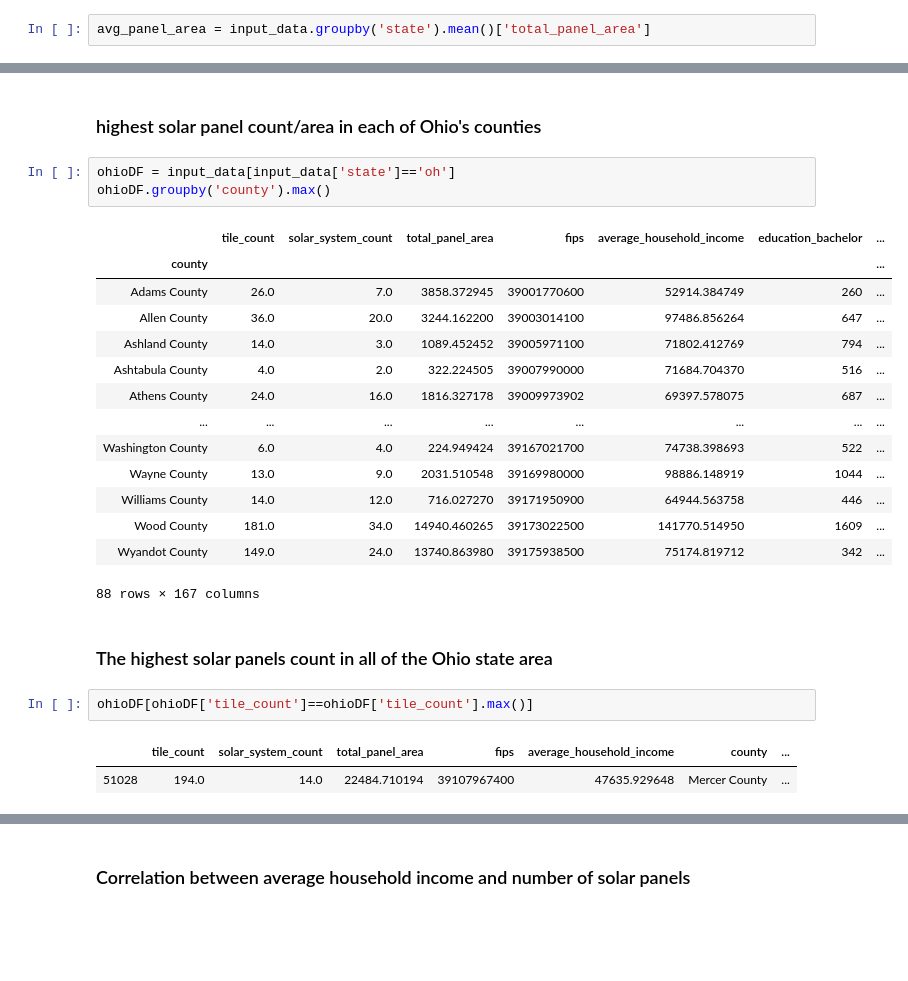
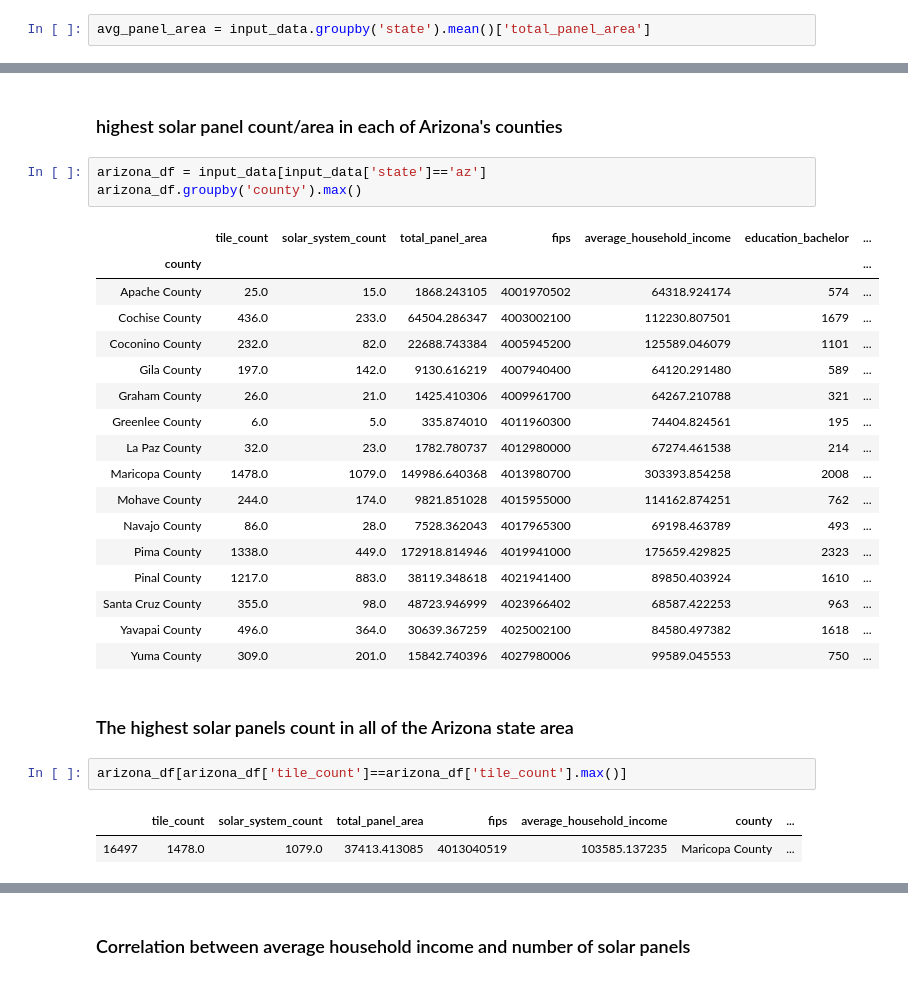
Before and after one commit to zs19930830/CMPE255, a Jupyter notebook: src/analysis.ipynb, the cells around one changed output, grey strips where cells are left out. Saved outputs shown, nothing was run; the diff lists cells and outputs as text; blank space fills up the shorter version.

```diff
--- a/src/analysis.ipynb
+++ b/src/analysis.ipynb
@@ -53,30 +53,33 @@ state_solar_panel_data.count().join(avg_panel_area)
 | wv | 484 | 70.912834 |
 | wy | 132 | 255.527663 |
 # %% [markdown]
-### highest solar panel count/area in each of Ohio's counties
+### highest solar panel count/area in each of Arizona's counties
 # %%
-ohioDF = input_data[input_data['state']=='oh']
-ohioDF.groupby('county').max()
+arizona_df = input_data[input_data['state']=='az']
+arizona_df.groupby('county').max()
 # %% [output]
 |  | tile_count | solar_system_count | total_panel_area | fips | average_household_income | education_bachelor | ... |
 | county |  |  |  |  |  |  | ... |
-| Adams County | 26.0 | 7.0 | 3858.372945 | 39001770600 | 52914.384749 | 260 | ... |
-| Allen County | 36.0 | 20.0 | 3244.162200 | 39003014100 | 97486.856264 | 647 | ... |
-| Ashland County | 14.0 | 3.0 | 1089.452452 | 39005971100 | 71802.412769 | 794 | ... |
-| Ashtabula County | 4.0 | 2.0 | 322.224505 | 39007990000 | 71684.704370 | 516 | ... |
-| Athens County | 24.0 | 16.0 | 1816.327178 | 39009973902 | 69397.578075 | 687 | ... |
-| ... | ... | ... | ... | ... | ... | ... | ... |
-| Washington County | 6.0 | 4.0 | 224.949424 | 39167021700 | 74738.398693 | 522 | ... |
-| Wayne County | 13.0 | 9.0 | 2031.510548 | 39169980000 | 98886.148919 | 1044 | ... |
-| Williams County | 14.0 | 12.0 | 716.027270 | 39171950900 | 64944.563758 | 446 | ... |
-| Wood County | 181.0 | 34.0 | 14940.460265 | 39173022500 | 141770.514950 | 1609 | ... |
-| Wyandot County | 149.0 | 24.0 | 13740.863980 | 39175938500 | 75174.819712 | 342 | ... |
+| Apache County | 25.0 | 15.0 | 1868.243105 | 4001970502 | 64318.924174 | 574 | ... |
+| Cochise County | 436.0 | 233.0 | 64504.286347 | 4003002100 | 112230.807501 | 1679 | ... |
+| Coconino County | 232.0 | 82.0 | 22688.743384 | 4005945200 | 125589.046079 | 1101 | ... |
+| Gila County | 197.0 | 142.0 | 9130.616219 | 4007940400 | 64120.291480 | 589 | ... |
+| Graham County | 26.0 | 21.0 | 1425.410306 | 4009961700 | 64267.210788 | 321 | ... |
+| Greenlee County | 6.0 | 5.0 | 335.874010 | 4011960300 | 74404.824561 | 195 | ... |
+| La Paz County | 32.0 | 23.0 | 1782.780737 | 4012980000 | 67274.461538 | 214 | ... |
+| Maricopa County | 1478.0 | 1079.0 | 149986.640368 | 4013980700 | 303393.854258 | 2008 | ... |
+| Mohave County | 244.0 | 174.0 | 9821.851028 | 4015955000 | 114162.874251 | 762 | ... |
+| Navajo County | 86.0 | 28.0 | 7528.362043 | 4017965300 | 69198.463789 | 493 | ... |
+| Pima County | 1338.0 | 449.0 | 172918.814946 | 4019941000 | 175659.429825 | 2323 | ... |
+| Pinal County | 1217.0 | 883.0 | 38119.348618 | 4021941400 | 89850.403924 | 1610 | ... |
+| Santa Cruz County | 355.0 | 98.0 | 48723.946999 | 4023966402 | 68587.422253 | 963 | ... |
+| Yavapai County | 496.0 | 364.0 | 30639.367259 | 4025002100 | 84580.497382 | 1618 | ... |
+| Yuma County | 309.0 | 201.0 | 15842.740396 | 4027980006 | 99589.045553 | 750 | ... |
-88 rows × 167 columns
 # %% [markdown]
-### The highest solar panels count in all of the Ohio state area
+### The highest solar panels count in all of the Arizona state area
 # %%
-ohioDF[ohioDF['tile_count']==ohioDF['tile_count'].max()]
+arizona_df[arizona_df['tile_count']==arizona_df['tile_count'].max()]
 # %% [output]
 |  | tile_count | solar_system_count | total_panel_area | fips | average_household_income | county | ... |
-| 51028 | 194.0 | 14.0 | 22484.710194 | 39107967400 | 47635.929648 | Mercer County | ... |
+| 16497 | 1478.0 | 1079.0 | 37413.413085 | 4013040519 | 103585.137235 | Maricopa County | ... |
 # %%
```
Also changed, not shown: parts of 51 cells of this notebook, 4 other files.
